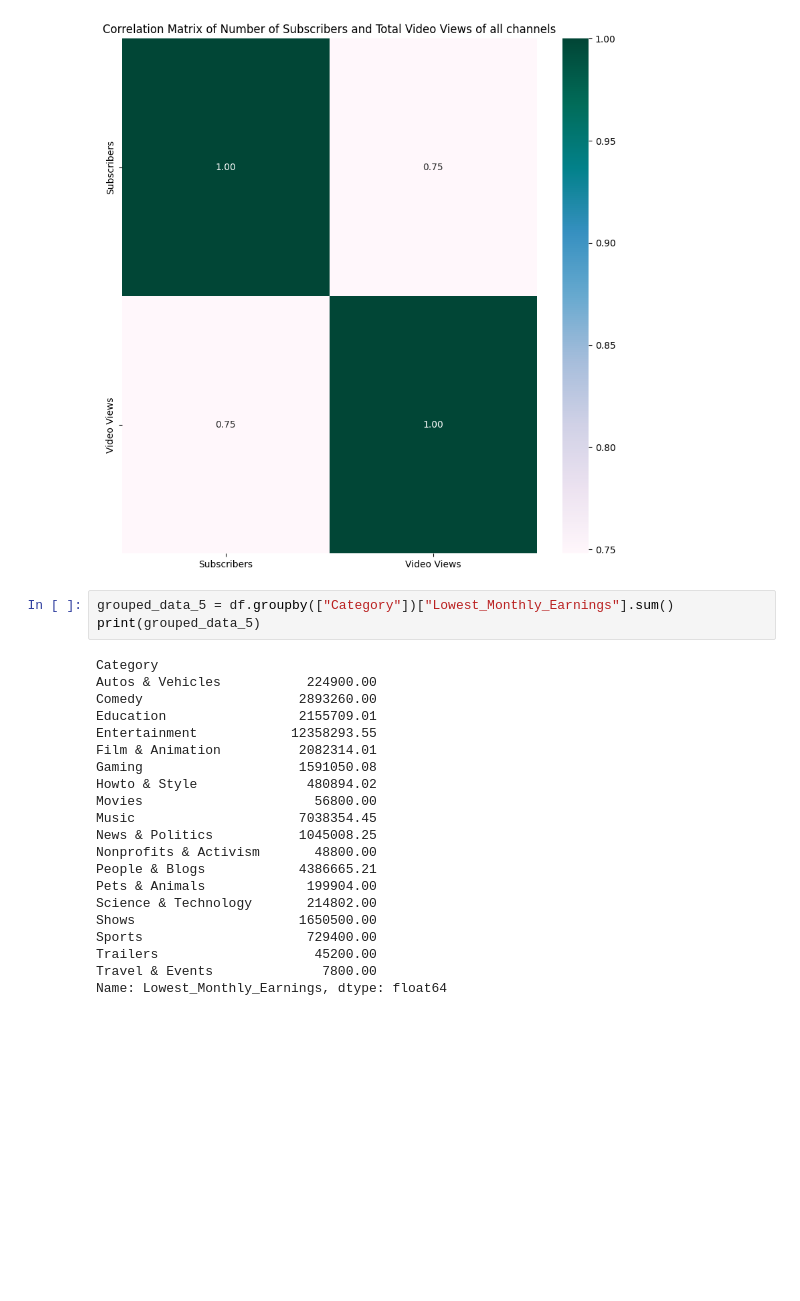
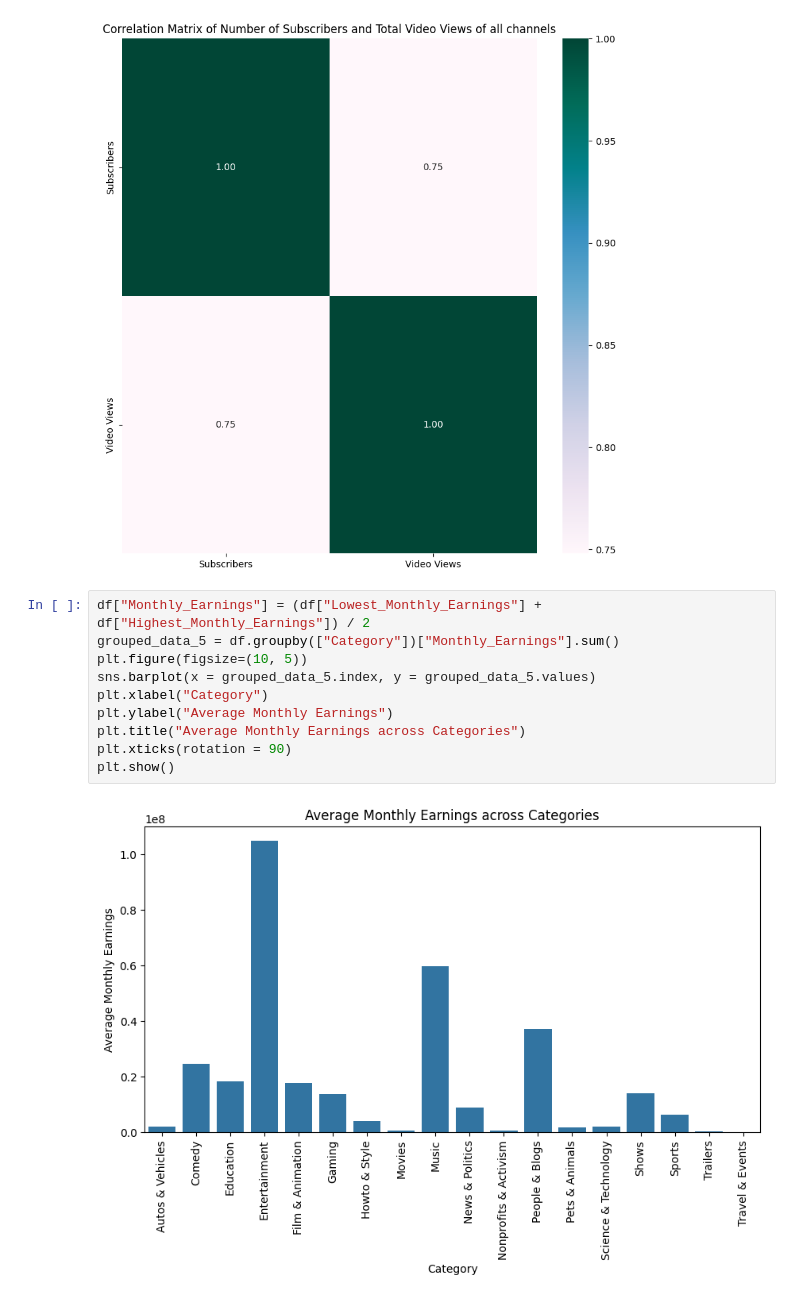
Before and after one commit to dheerajrajappikonda/EDA, a Jupyter notebook: EDA_Youtube.ipynb, the cells around one changed output. Saved outputs shown, nothing was run; the diff lists cells and outputs as text; blank space fills up the shorter version.

```diff
--- a/EDA_Youtube.ipynb
+++ b/EDA_Youtube.ipynb
@@ -329,27 +329,15 @@ plt.title("Correlation Matrix of Number of Subscribers and Total Video Views of
 plt.show()
 # %% [output]
 [figure]
-# %%
-grouped_data_5 = df.groupby(["Category"])["Lowest_Monthly_Earnings"].sum()
-print(grouped_data_5)
-# %% [output]
-Category
-Autos & Vehicles           224900.00
-Comedy                    2893260.00
-Education                 2155709.01
-Entertainment            12358293.55
-Film & Animation          2082314.01
-Gaming                    1591050.08
-Howto & Style              480894.02
-Movies                      56800.00
-Music                     7038354.45
-News & Politics           1045008.25
-Nonprofits & Activism       48800.00
-People & Blogs            4386665.21
-Pets & Animals             199904.00
-Science & Technology       214802.00
-Shows                     1650500.00
-Sports                     729400.00
-Trailers                    45200.00
-Travel & Events              7800.00
-Name: Lowest_Monthly_Earnings, dtype: float64
+# %%
+df["Monthly_Earnings"] = (df["Lowest_Monthly_Earnings"] + df["Highest_Monthly_Earnings"]) / 2
+grouped_data_5 = df.groupby(["Category"])["Monthly_Earnings"].sum()
+plt.figure(figsize=(10, 5))
+sns.barplot(x = grouped_data_5.index, y = grouped_data_5.values)
+plt.xlabel("Category")
+plt.ylabel("Average Monthly Earnings")
+plt.title("Average Monthly Earnings across Categories")
+plt.xticks(rotation = 90)
+plt.show()
+# %% [output]
+[figure, added]
```
Also changed, not shown: parts of 1 cell of this notebook.
